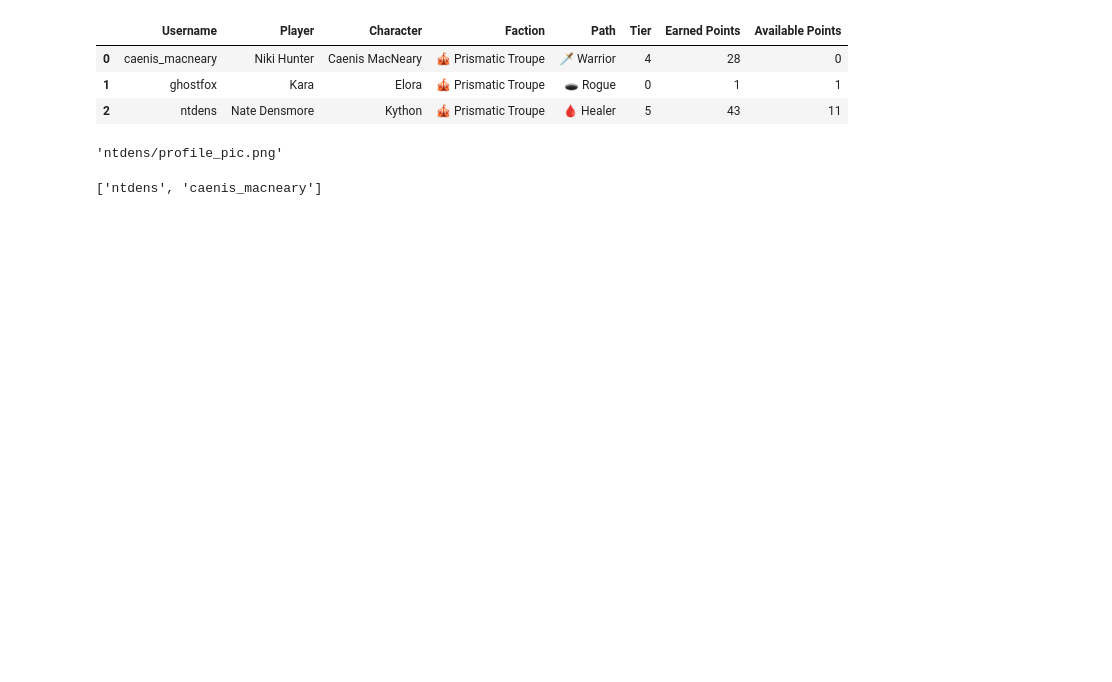
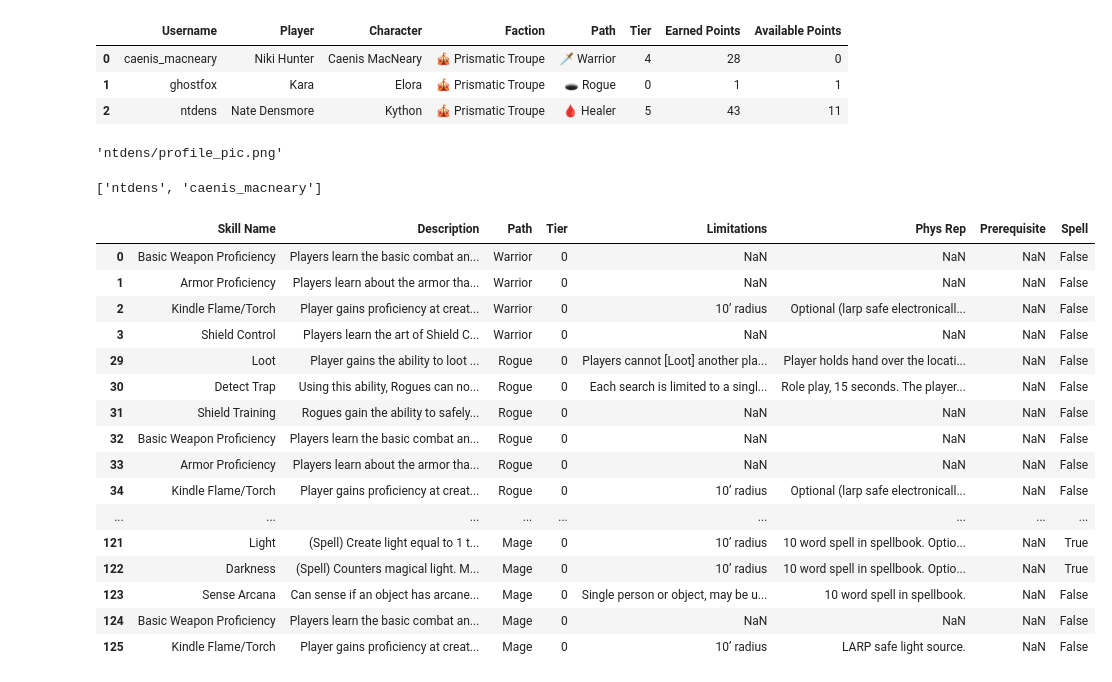
Before and after one commit to ntdens/la-character-sheet, a Jupyter notebook: plots.ipynb, the cells around one changed output. Saved outputs shown, nothing was run; the diff lists cells and outputs as text; code cells hidden in the pictures; blank space fills up the shorter version.

```diff
--- a/plots.ipynb
+++ b/plots.ipynb
@@ -202,6 +204,26 @@ known = ast.literal_eval(known)
 known_data = df[df['Skill Name'].isin(known)]
 display_data = known_data[['Skill Name', 'Limitations', 'Phys Rep']].drop_duplicates(subset=['Skill Name']).copy()
 display_data = display_data.fillna('')
+# %%
+df[df.Tier.between(0,0)]
+# %% [output]
+|  | Skill Name | Description | Path | Tier | Limitations | Phys Rep | Prerequisite | Spell |
+| 0 | Basic Weapon Proficiency | Players learn the basic combat an... | Warrior | 0 | NaN | NaN | NaN | False |
+| 1 | Armor Proficiency | Players learn about the armor tha... | Warrior | 0 | NaN | NaN | NaN | False |
+| 2 | Kindle Flame/Torch | Player gains proficiency at creat... | Warrior | 0 | 10’ radius | Optional (larp safe electronicall... | NaN | False |
+| 3 | Shield Control | Players learn the art of Shield C... | Warrior | 0 | NaN | NaN | NaN | False |
+| 29 | Loot | Player gains the ability to loot ... | Rogue | 0 | Players cannot [Loot] another pla... | Player holds hand over the locati... | NaN | False |
+| 30 | Detect Trap | Using this ability, Rogues can no... | Rogue | 0 | Each search is limited to a singl... | Role play, 15 seconds. The player... | NaN | False |
+| 31 | Shield Training | Rogues gain the ability to safely... | Rogue | 0 | NaN | NaN | NaN | False |
+| 32 | Basic Weapon Proficiency | Players learn the basic combat an... | Rogue | 0 | NaN | NaN | NaN | False |
+| 33 | Armor Proficiency | Players learn about the armor tha... | Rogue | 0 | NaN | NaN | NaN | False |
+| 34 | Kindle Flame/Torch | Player gains proficiency at creat... | Rogue | 0 | 10’ radius | Optional (larp safe electronicall... | NaN | False |
+| ... | ... | ... | ... | ... | ... | ... | ... | ... |
+| 121 | Light | (Spell) Create light equal to 1 t... | Mage | 0 | 10’ radius | 10 word spell in spellbook. Optio... | NaN | True |
+| 122 | Darkness | (Spell) Counters magical light. M... | Mage | 0 | 10’ radius | 10 word spell in spellbook. Optio... | NaN | True |
+| 123 | Sense Arcana | Can sense if an object has arcane... | Mage | 0 | Single person or object, may be u... | 10 word spell in spellbook. | NaN | False |
+| 124 | Basic Weapon Proficiency | Players learn the basic combat an... | Mage | 0 | NaN | NaN | NaN | False |
+| 125 | Kindle Flame/Torch | Player gains proficiency at creat... | Mage | 0 | 10’ radius | LARP safe light source. | NaN | False |
 # %%
 user_events = pd.DataFrame(json.loads(user_data['ntdens']['event_info']))
 user_events.reset_index(drop=True, inplace=True)
```
Also changed, not shown: parts of 1 cell of this notebook, 8 other files.
